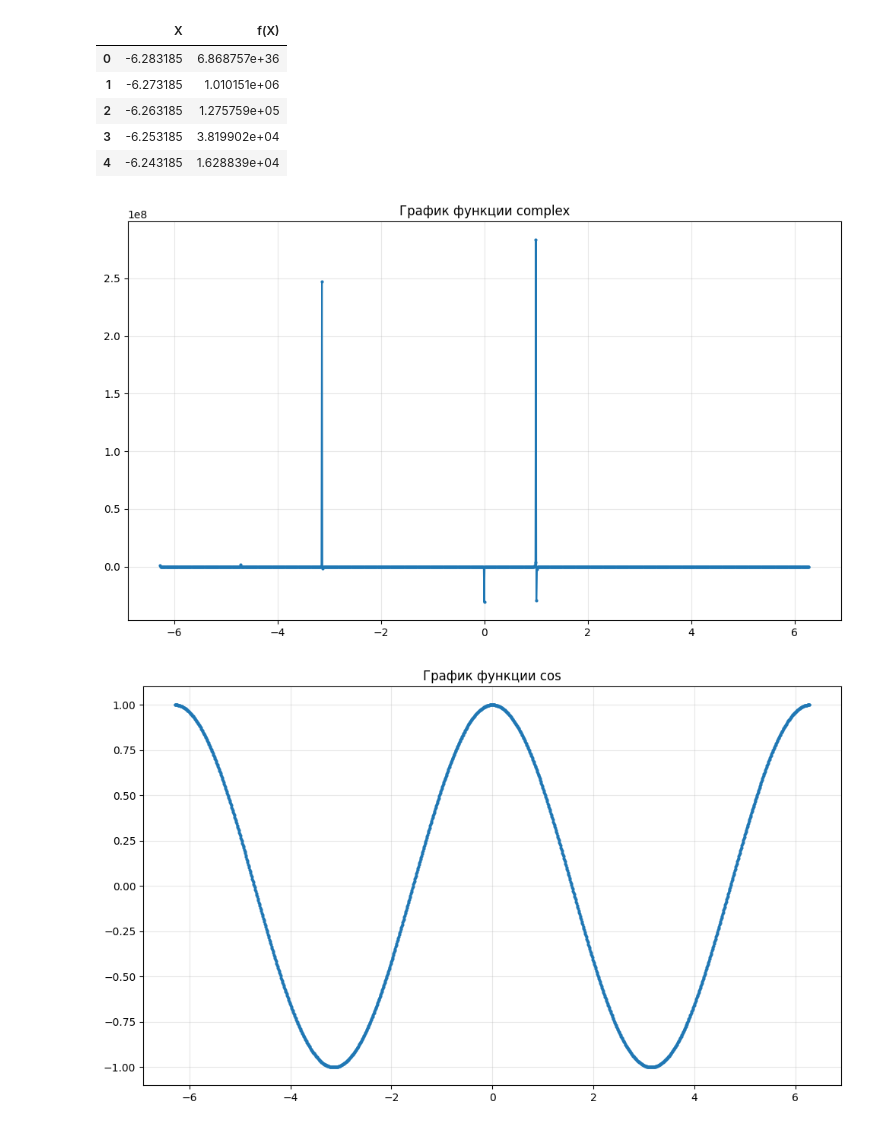
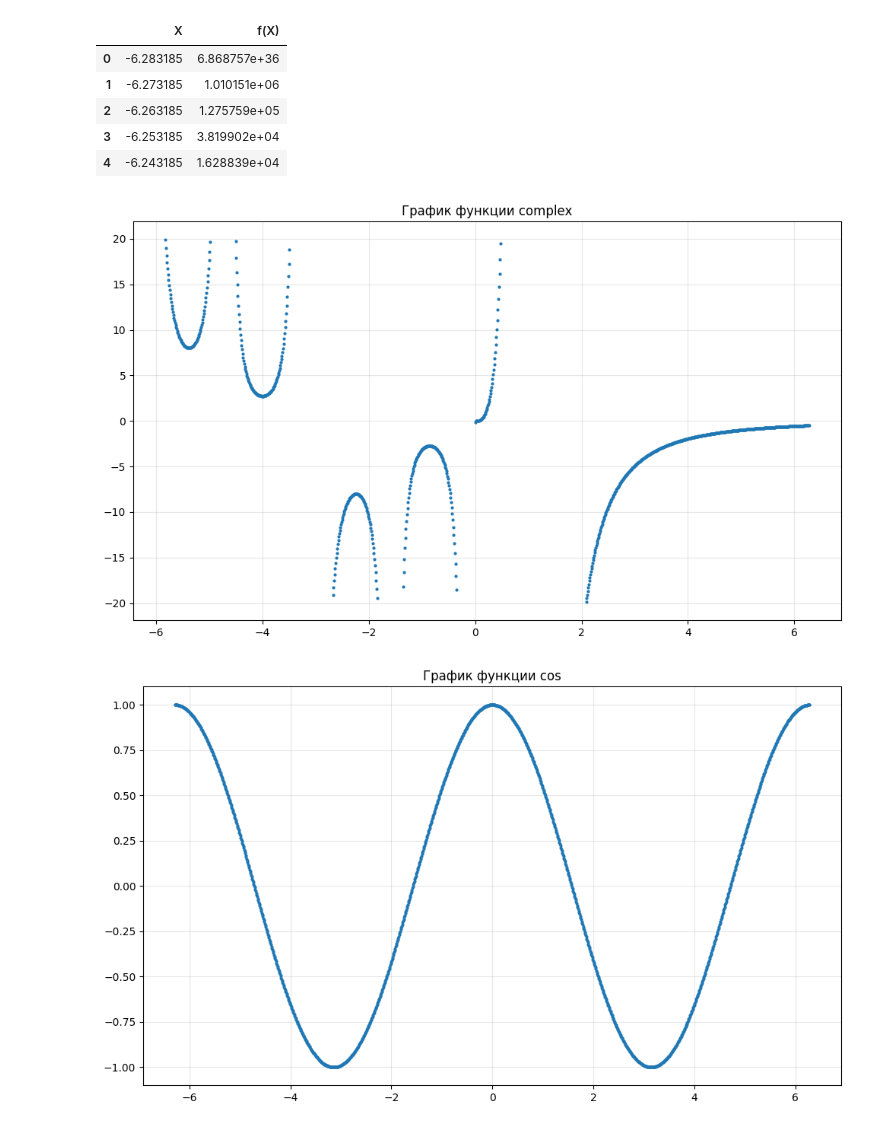
Before and after one commit to Dimon228322228/lab2_TPO, a Jupyter notebook: Chart_prograb.ipynb, the cells around one changed output. Drawn from its saved outputs; the diff is of its cells as text; code cells hidden in the pictures.

Commit message:
Обновлены графики функций

```diff
--- a/Chart_prograb.ipynb
+++ b/Chart_prograb.ipynb
@@ -25,10 +25,12 @@ complex_df.head()
 # %%
 def plot_function(df, title):
     # Удаляем экстремальные значения (например, > 1e10)
-    df_clean = df[df['f(X)'].abs() < 1e10]
+    df_clean = df[df['f(X)'].abs() < 20]
 
     plt.figure(figsize=(10, 6))
-    plt.plot(df_clean['X'], df_clean['f(X)'], marker='o', linestyle='-', markersize=2)
+    # Убираем linestyle, оставляем только маркеры
+    plt.plot(df_clean['X'], df_clean['f(X)'], marker='o', linestyle='', markersize=2)
+    # Или можно так: plt.plot(df_clean['X'], df_clean['f(X)'], 'o', markersize=2)
     plt.title(title)
     plt.grid(True, alpha=0.3)
     plt.tight_layout()
@@ -36,16 +38,15 @@ def plot_function(df, title):
 # %%
 # Построение графиков
 
 plot_function(complex_df, 'График функции complex')
 plot_function(cos_df, 'График функции cos')
 plot_function(cot_df, 'График функции cot')
 plot_function(csc_df, 'График функции csc')
 plot_function(ln_df, 'График функции ln')
 plot_function(log2_df, 'График функции log_2.0')
 plot_function(log10_df, 'График функции log_10.0')
 plot_function(sec_df, 'График функции sec')
 plot_function(sin_df, 'График функции sin')
-plot_function(tg_df, 'График функции tg')
 # %% [output]
-[figure, old version]
+[figure, new version]
 [figure]
```
Also changed, not shown: parts of 1 cell of this notebook.
